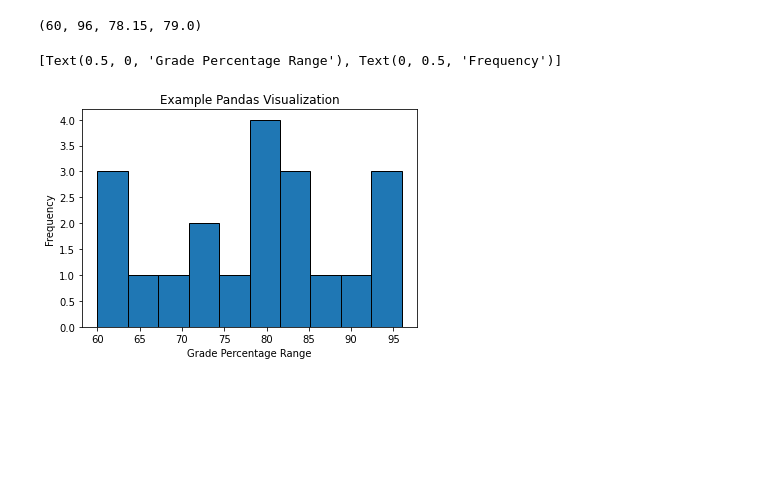
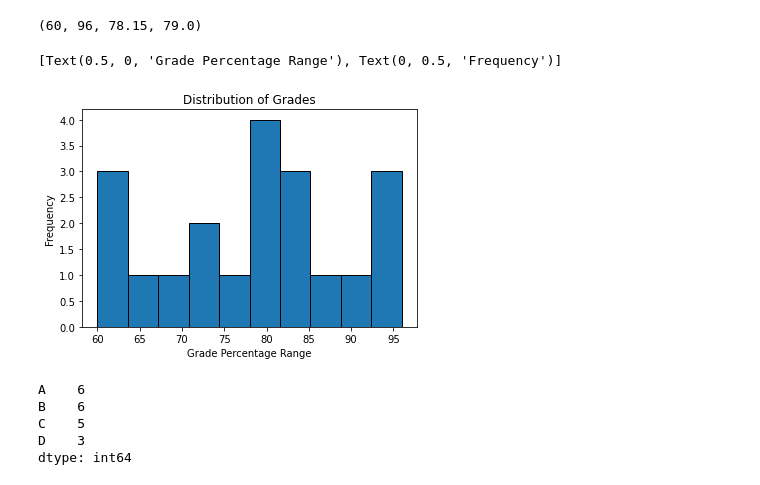
Before and after one commit to JenniferMLewis/numpy-pandas-visualization-exercises, a Jupyter notebook: pandas_series.ipynb, the cells around one changed output. Cells and saved outputs as stored; diff of their text form; code cells hidden in the pictures; blank space fills up the shorter version.

Commit message:
Finished exercises and corrected formatting on Histogram chart.

```diff
--- a/pandas_series.ipynb
+++ b/pandas_series.ipynb
@@ -338,13 +338,13 @@ dtype: float64
 # %%
 # was excited to plot this data, isn't even what was asked for.
 # exam_scores.describe().plot.bar()
-exam_scores.plot.hist(title='Example Pandas Visualization',
+exam_scores.plot.hist(title='Distribution of Grades',
                         rot=0,
                         ec='black',).set(xlabel='Grade Percentage Range',
                                         ylabel='Frequency')
 # %% [output]
 [Text(0.5, 0, 'Grade Percentage Range'), Text(0, 0.5, 'Frequency')]
-[figure, old version]
+[figure, new version]
 # %%
 curve_points = 100 - exam_scores.max()
 curved_grades = exam_scores + curve_points
@@ -350,0 +353,8 @@ curved_grades = exam_scores + curve_points
+# %%
+letter_grades.value_counts()
+# %% [output]
+A    6
+B    6
+C    5
+D    3
+dtype: int64
```
Also changed, not shown: parts of 3 cells of this notebook.
